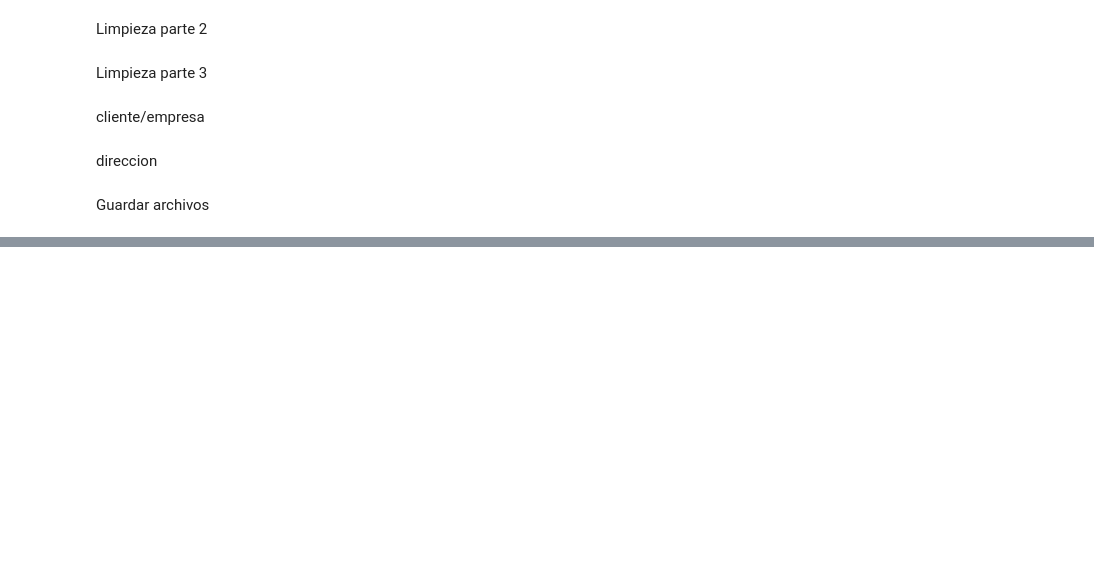
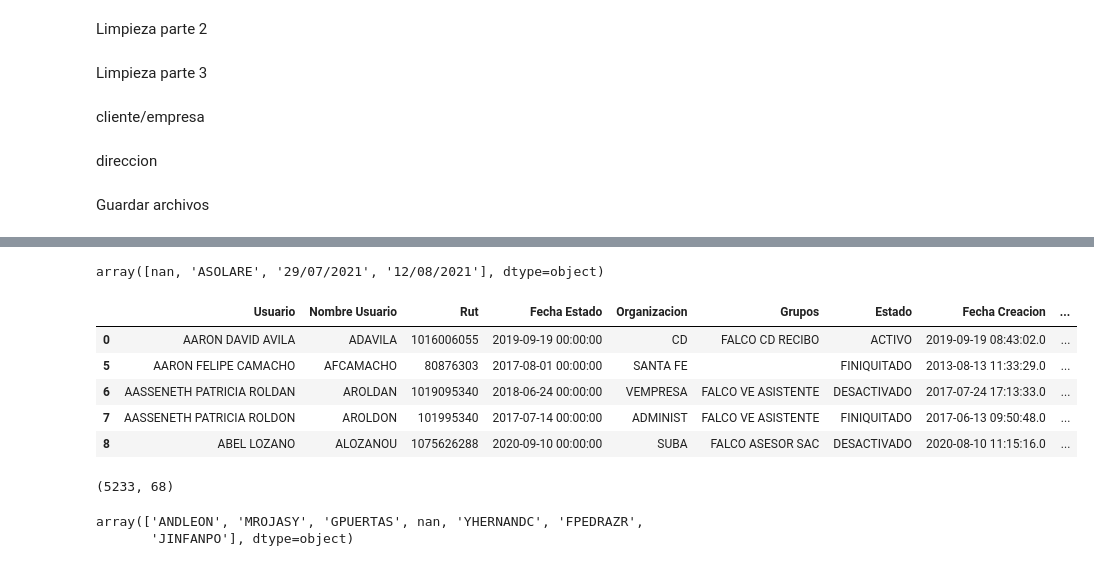
Before and after one commit to twofortyone/falabella, a Jupyter notebook: d2_f11.ipynb, the cells around one changed output, grey strips where cells are left out. Saved outputs shown, nothing was run; the diff lists cells and outputs as text; code cells hidden in the pictures; blank space fills up the shorter version.

```diff
--- a/d2_f11.ipynb
+++ b/d2_f11.ipynb
@@ -134,0 +142,2 @@ df7.to_excel(f'output/df7.xlsx', sheet_name=f'f11', index=False)
+# %%
+usu = pd.read_excel('input/dirf11/usuarios.xlsx', sheet_name='db')
@@ -134,0 +157,15 @@ df7.to_excel(f'output/df7.xlsx', sheet_name=f'f11', index=False)
+# %%
+f11usua[f11usua['Nombre Usuario'].isna()]['Usuario Creacisn'].unique()
+# %% [output]
+array([nan, 'ASOLARE', '29/07/2021', '12/08/2021'], dtype=object)
+# %%
+usu.drop_duplicates('Nombre Usuario', inplace=True)
+# %%
+usu.head()
+# %% [output]
+|  | Usuario | Nombre Usuario | Rut | Fecha Estado | Organizacion | Grupos | Estado | Fecha Creacion | ... |
+| 0 | AARON DAVID AVILA | ADAVILA | 1016006055 | 2019-09-19 00:00:00 | CD | FALCO CD RECIBO | ACTIVO | 2019-09-19 08:43:02.0 | ... |
+| 5 | AARON FELIPE CAMACHO | AFCAMACHO | 80876303 | 2017-08-01 00:00:00 | SANTA FE |  | FINIQUITADO | 2013-08-13 11:33:29.0 | ... |
+| 6 | AASSENETH PATRICIA ROLDAN | AROLDAN | 1019095340 | 2018-06-24 00:00:00 | VEMPRESA | FALCO VE ASISTENTE | DESACTIVADO | 2017-07-24 17:13:33.0 | ... |
+| 7 | AASSENETH PATRICIA ROLDON | AROLDON | 101995340 | 2017-07-14 00:00:00 | ADMINIST | FALCO VE ASISTENTE | FINIQUITADO | 2017-06-13 09:50:48.0 | ... |
+| 8 | ABEL LOZANO | ALOZANOU | 1075626288 | 2020-09-10 00:00:00 | SUBA | FALCO ASESOR SAC | DESACTIVADO | 2020-08-10 11:15:16.0 | ... |
@@ -134,0 +176,9 @@ df7.to_excel(f'output/df7.xlsx', sheet_name=f'f11', index=False)
+# %%
+f11res.shape
+# %% [output]
+(5233, 68)
+# %%
+f11res[f11res['Num_Documento'].isna()]['Nombre Usuario'].unique()
+# %% [output]
+array(['ANDLEON', 'MROJASY', 'GPUERTAS', nan, 'YHERNANDC', 'FPEDRAZR',
+       'JINFANPO'], dtype=object)
```
Also changed, not shown: parts of 17 cells of this notebook, 16 other files.
